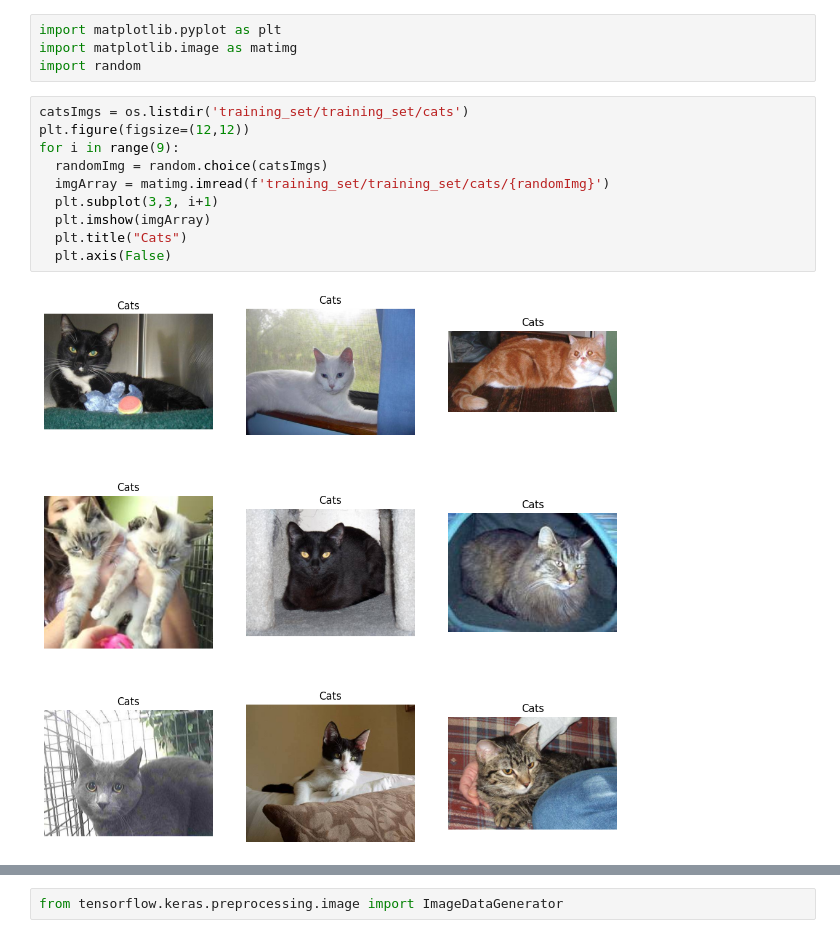
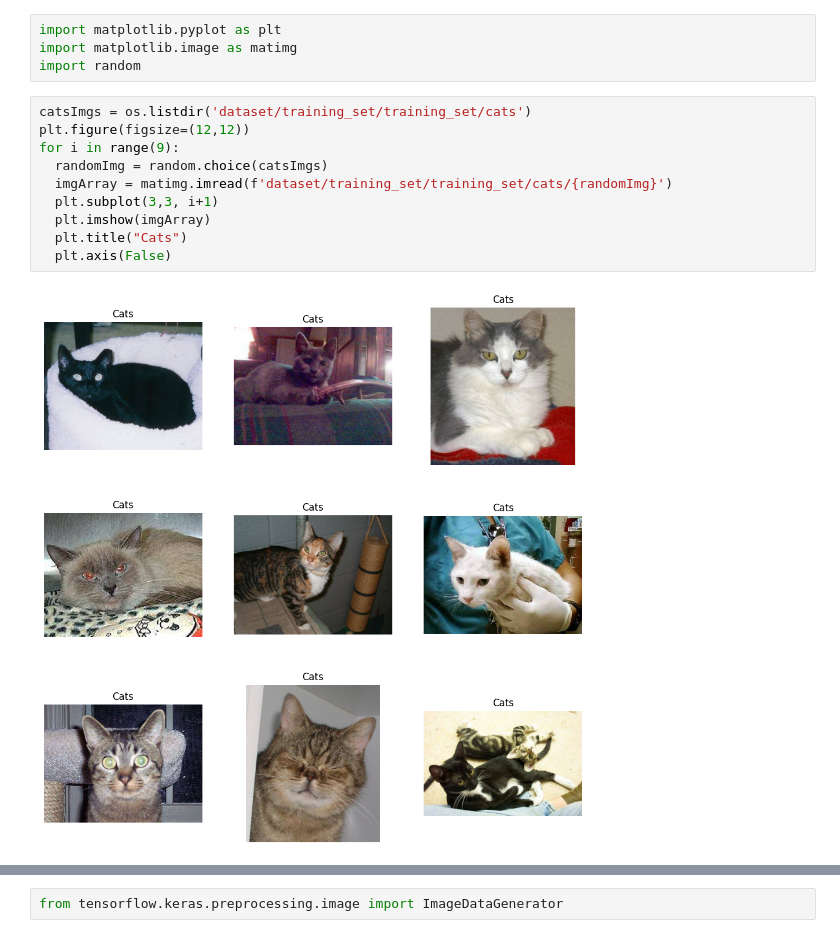
Before and after one commit to turki-ai/cats-vs-dogs-classification, a Jupyter notebook: cats_vs_dogs.ipynb, the cells around one changed output, grey strips where cells are left out. Saved outputs shown, nothing was run; the diff lists cells and outputs as text.

```diff
--- a/cats_vs_dogs.ipynb
+++ b/cats_vs_dogs.ipynb
@@ -41,17 +43,17 @@ import matplotlib.pyplot as plt
 import matplotlib.image as matimg
 import random
 # %%
-catsImgs = os.listdir('training_set/training_set/cats')
+catsImgs = os.listdir('dataset/training_set/training_set/cats')
 plt.figure(figsize=(12,12))
 for i in range(9):
   randomImg = random.choice(catsImgs)
-  imgArray = matimg.imread(f'training_set/training_set/cats/{randomImg}')
+  imgArray = matimg.imread(f'dataset/training_set/training_set/cats/{randomImg}')
   plt.subplot(3,3, i+1)
   plt.imshow(imgArray)
   plt.title("Cats")
   plt.axis(False)
 # %% [output]
-[figure, old version]
+[figure, new version]
 # %%
 dogsImgs = os.listdir('dataset/training_set/training_set/dogs')
 plt.figure(figsize=(12,12))
```
Also changed, not shown: parts of 5 cells of this notebook.
